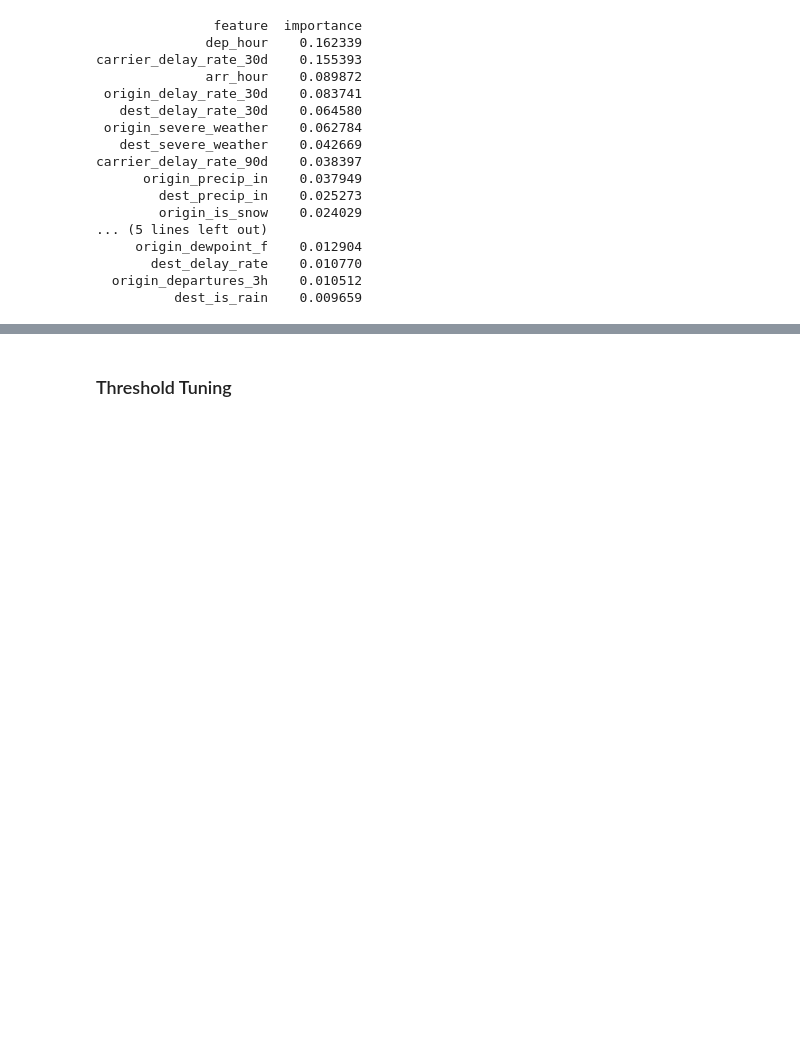
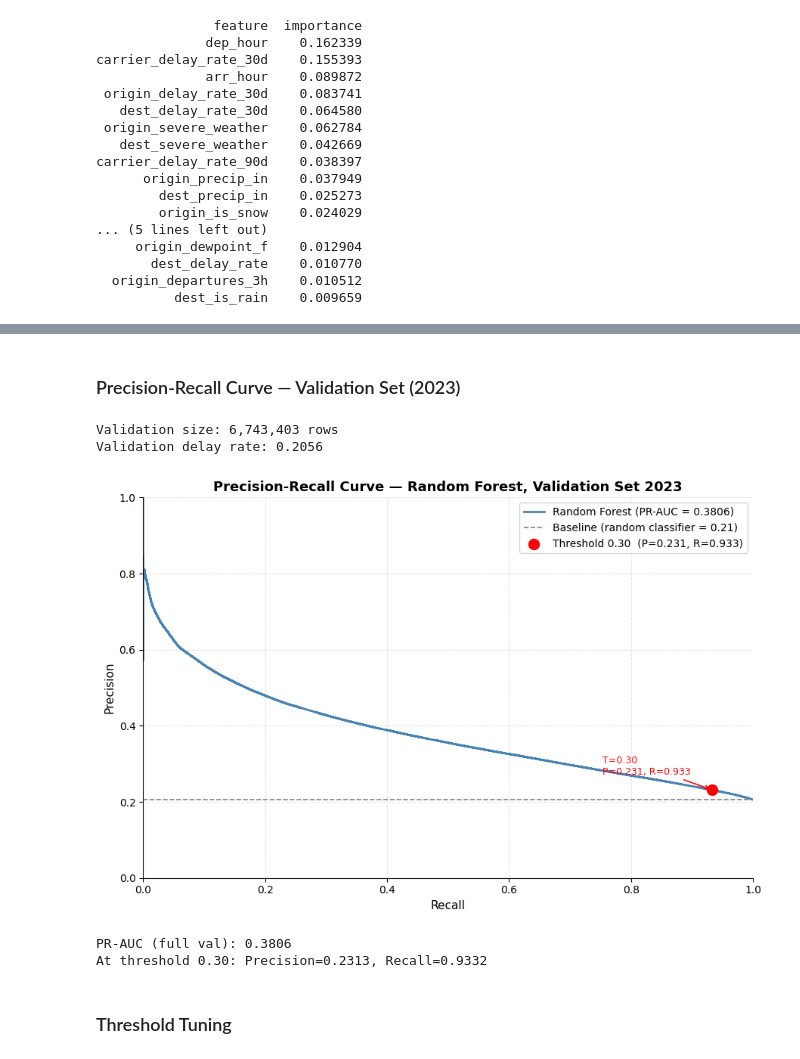
Before and after one commit to javageek2018/AirlineArrivalDelay, a Jupyter notebook: RandomForest.ipynb, the cells around one changed output, grey strips where cells are left out. Saved outputs shown, nothing was run; the diff lists cells and outputs as text; code cells hidden in the pictures; blank space fills up the shorter version.

```diff
--- a/RandomForest.ipynb
+++ b/RandomForest.ipynb
@@ -389,3 +423,74 @@ carrier_delay_rate_90d    0.038397
+# %% [markdown]
+### Precision-Recall Curve — Validation Set (2023)
+# %%
+import matplotlib.pyplot as plt
+from sklearn.metrics import precision_recall_curve, auc
+from pyspark.ml.functions import vector_to_array
+
+# Collect full validation set scores
+pr_data = (
+    predictions
+    .withColumn('prob_array', vector_to_array(F.col('probability')))
+    .select(F.col('ArrDel15').alias('label'), F.col('prob_array')[1].alias('score'))
+    .toPandas()
+)
+
+print(f"Validation size: {len(pr_data):,} rows")
+print(f"Validation delay rate: {pr_data['label'].mean():.4f}")
+
+# Compute PR curve
+precision_vals, recall_vals, thresholds = precision_recall_curve(
+    pr_data['label'], pr_data['score']
+)
+pr_auc_score = auc(recall_vals, precision_vals)
+
+# Find the point closest to threshold 0.30
+idx_030 = (abs(thresholds - 0.30)).argmin()
+p_030   = precision_vals[idx_030]
+r_030   = recall_vals[idx_030]
+
+# Baseline (random classifier = delay rate)
+baseline = pr_data['label'].mean()
+
+# ── Plot ───────────────────────────────────────────────────────────────────────
+fig, ax = plt.subplots(figsize=(9, 6))
+
+ax.plot(recall_vals, precision_vals, color='steelblue', linewidth=2,
+        label=f'Random Forest (PR-AUC = {pr_auc_score:.4f})')
+ax.axhline(baseline, color='gray', linestyle='--', linewidth=1.2,
+           label=f'Baseline (random classifier = {baseline:.2f})')
+
+# Mark operating point at threshold 0.30
+ax.scatter(r_030, p_030, color='red', zorder=5, s=100,
+           label=f'Threshold 0.30  (P={p_030:.3f}, R={r_030:.3f})')
+ax.annotate(f'T=0.30\nP={p_030:.3f}, R={r_030:.3f}',
+            xy=(r_030, p_030), xytext=(r_030 - 0.18, p_030 + 0.04),
+            fontsize=9, color='red',
+            arrowprops=dict(arrowstyle='->', color='red', lw=1.2))
+
+ax.set_title('Precision-Recall Curve — Random Forest, Validation Set 2023',
+             fontsize=13, fontweight='bold')
+ax.set_xlabel('Recall', fontsize=11)
+ax.set_ylabel('Precision', fontsize=11)
+ax.set_xlim(0, 1)
+ax.set_ylim(0, 1)
+ax.legend(fontsize=10, loc='upper right')
+ax.grid(alpha=0.3, linestyle='--')
+ax.spines['top'].set_visible(False)
+ax.spines['right'].set_visible(False)
+
+plt.tight_layout()
+plt.savefig('rf_pr_curve_val.png', dpi=150, bbox_inches='tight')
+plt.show()
+
+print(f"\nPR-AUC (full val): {pr_auc_score:.4f}")
+print(f"At threshold 0.30: Precision={p_030:.4f}, Recall={r_030:.4f}")
+# %% [output]
+Validation size: 6,743,403 rows
+Validation delay rate: 0.2056
+[figure, added]
+PR-AUC (full val): 0.3806
+At threshold 0.30: Precision=0.2313, Recall=0.9332
 # %% [markdown]
 ### Threshold Tuning
 # %%
```
Also changed, not shown: parts of 7 cells of this notebook.
